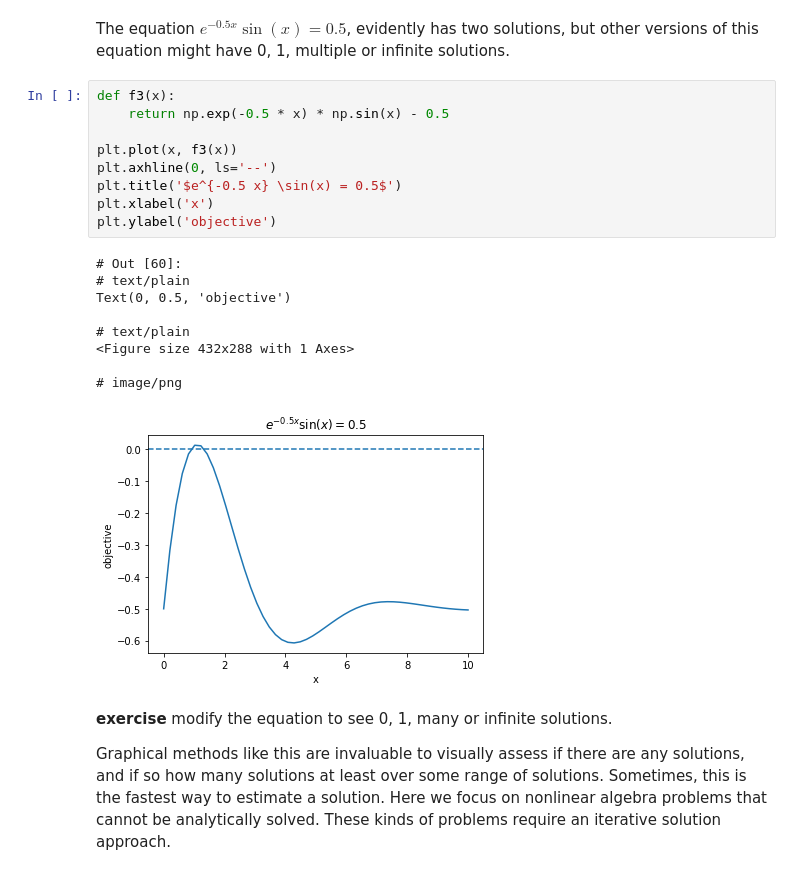
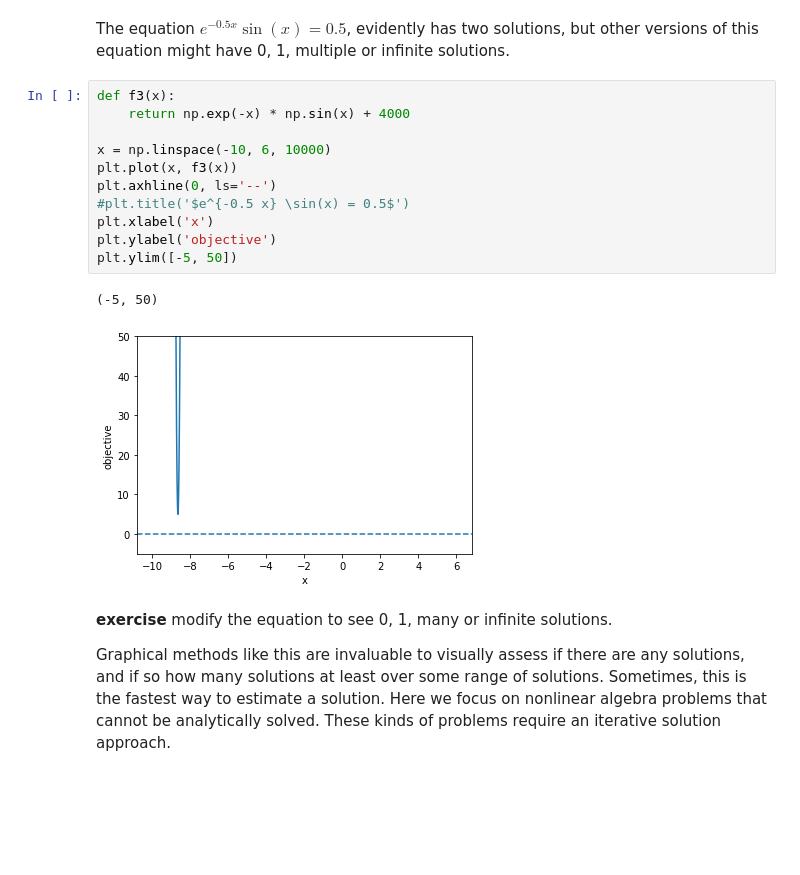
Before and after one commit to jkitchin/f19-06623, a Jupyter notebook: lectures/07-nla-1.ipynb, the cells around one changed output. Saved outputs shown, nothing was run; the diff lists cells and outputs as text; blank space fills up the shorter version.

```diff
--- a/lectures/07-nla-1.ipynb
+++ b/lectures/07-nla-1.ipynb
@@ -80,23 +61,18 @@ Text(0, 0.5, 'y')
 The equation $e^{-0.5 x} \sin(x) = 0.5$, evidently has two solutions, but other versions of this equation might have 0, 1, multiple or infinite solutions.
 # %%
 def f3(x):
-    return np.exp(-0.5 * x) * np.sin(x) - 0.5
+    return np.exp(-x) * np.sin(x) + 4000
 
+x = np.linspace(-10, 6, 10000)
 plt.plot(x, f3(x))
 plt.axhline(0, ls='--')
-plt.title('$e^{-0.5 x} \sin(x) = 0.5$')
+#plt.title('$e^{-0.5 x} \sin(x) = 0.5$')
 plt.xlabel('x')
 plt.ylabel('objective')
+plt.ylim([-5, 50])
 # %% [output]
-# Out [60]:
-# text/plain
-Text(0, 0.5, 'objective')
-
-# text/plain
-<Figure size 432x288 with 1 Axes>
-
-# image/png
+(-5, 50)
-[figure, old version]
+[figure, new version]
 # %% [markdown]
 **exercise** modify the equation to see 0, 1, many or infinite solutions.
 
```
Also changed, not shown: parts of 28 cells of this notebook.
